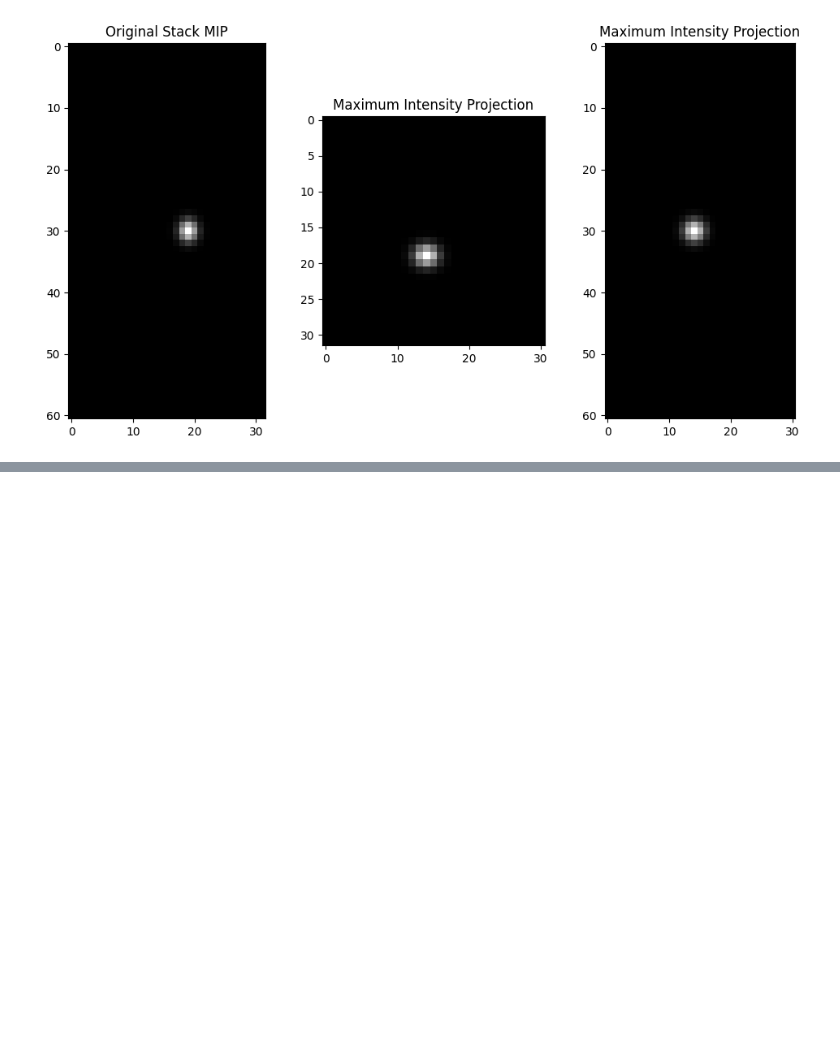
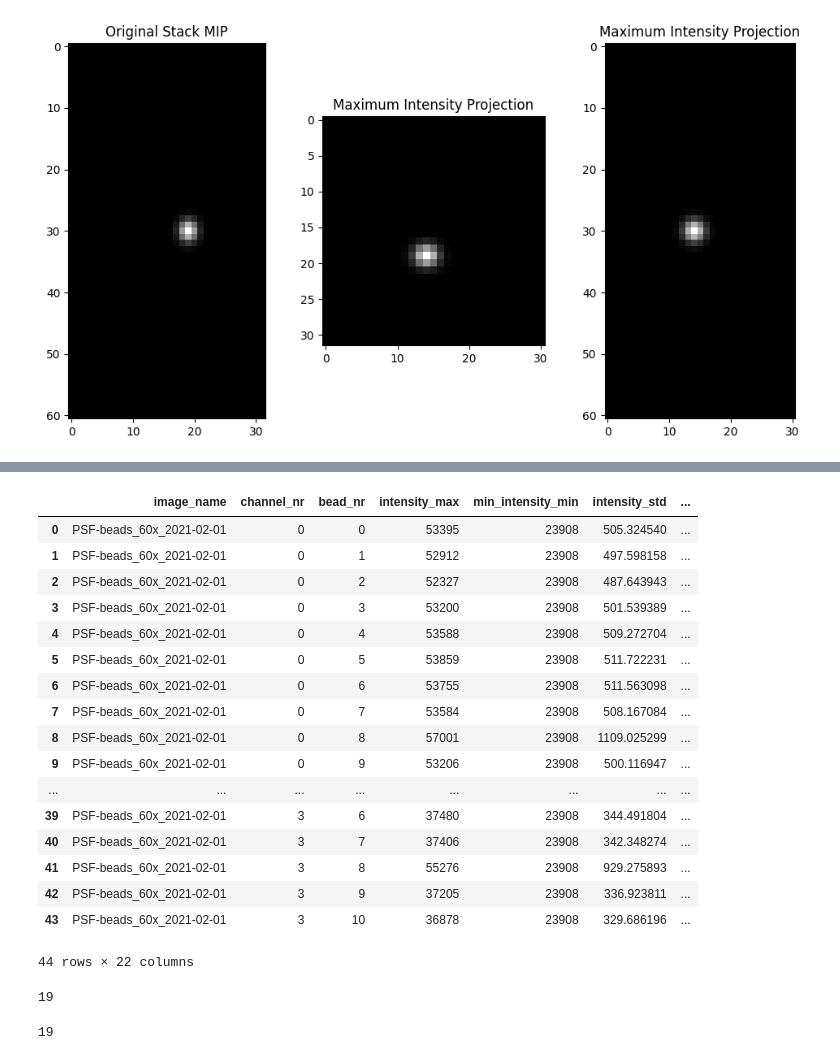
Before and after one commit to juliomateoslangerak/omero-metrics, a Jupyter notebook: omero_metrics/tools/test.ipynb, the cells around one changed output, grey strips where cells are left out. Drawn from its saved outputs; the diff is of its cells as text; code cells hidden in the pictures; blank space fills up the shorter version.

Commit message:
using interanal data from a yaml file to populate the graphs.

```diff
--- a/omero_metrics/tools/test.ipynb
+++ b/omero_metrics/tools/test.ipynb
@@ -639,0 +646,4 @@ plt.show()
+# %%
+project = load_project(conn, 3)
+# %%
+dataset =  get_dataset_by_id(project, 7)
@@ -639,0 +686,35 @@ plt.show()
+# %%
+bead_properties_df = get_table_File_id(conn, dataset.output.bead_properties.data_reference.omero_object_id)
+bead_x_profiles_df = get_table_File_id(conn, dataset.output.bead_x_profiles.data_reference.omero_object_id)
+bead_y_profiles_df = get_table_File_id(conn, dataset.output.bead_y_profiles.data_reference.omero_object_id)
+bead_z_profiles_df = get_table_File_id(conn, dataset.output.bead_z_profiles.data_reference.omero_object_id)
+# %%
+ bead_properties_df
+# %% [output]
+|  | image_name | channel_nr | bead_nr | intensity_max | min_intensity_min | intensity_std | ... |
+| 0 | PSF-beads_60x_2021-02-01 | 0 | 0 | 53395 | 23908 | 505.324540 | ... |
+| 1 | PSF-beads_60x_2021-02-01 | 0 | 1 | 52912 | 23908 | 497.598158 | ... |
+| 2 | PSF-beads_60x_2021-02-01 | 0 | 2 | 52327 | 23908 | 487.643943 | ... |
+| 3 | PSF-beads_60x_2021-02-01 | 0 | 3 | 53200 | 23908 | 501.539389 | ... |
+| 4 | PSF-beads_60x_2021-02-01 | 0 | 4 | 53588 | 23908 | 509.272704 | ... |
+| 5 | PSF-beads_60x_2021-02-01 | 0 | 5 | 53859 | 23908 | 511.722231 | ... |
+| 6 | PSF-beads_60x_2021-02-01 | 0 | 6 | 53755 | 23908 | 511.563098 | ... |
+| 7 | PSF-beads_60x_2021-02-01 | 0 | 7 | 53584 | 23908 | 508.167084 | ... |
+| 8 | PSF-beads_60x_2021-02-01 | 0 | 8 | 57001 | 23908 | 1109.025299 | ... |
+| 9 | PSF-beads_60x_2021-02-01 | 0 | 9 | 53206 | 23908 | 500.116947 | ... |
+| ... | ... | ... | ... | ... | ... | ... | ... |
+| 39 | PSF-beads_60x_2021-02-01 | 3 | 6 | 37480 | 23908 | 344.491804 | ... |
+| 40 | PSF-beads_60x_2021-02-01 | 3 | 7 | 37406 | 23908 | 342.348274 | ... |
+| 41 | PSF-beads_60x_2021-02-01 | 3 | 8 | 55276 | 23908 | 929.275893 | ... |
+| 42 | PSF-beads_60x_2021-02-01 | 3 | 9 | 37205 | 23908 | 336.923811 | ... |
+| 43 | PSF-beads_60x_2021-02-01 | 3 | 10 | 36878 | 23908 | 329.686196 | ... |
+44 rows × 22 columns
+# %%
+for i in dataset.input.psf_beads_images:
+    print(i.data_reference.omero_object_id)
+# %% [output]
+19
+# %%
+dataset.input.psf_beads_images[0].data_reference.omero_object_id
+# %% [output]
+19
```
Also changed, not shown: parts of 7 cells of this notebook, 3 other files.
